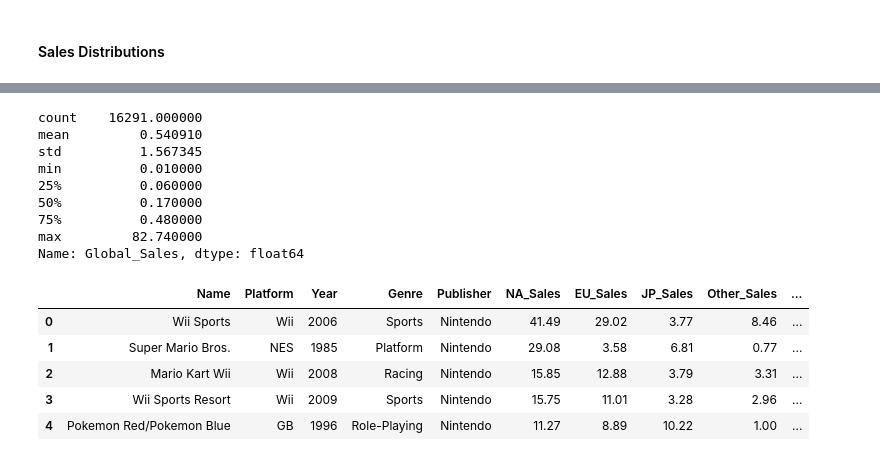
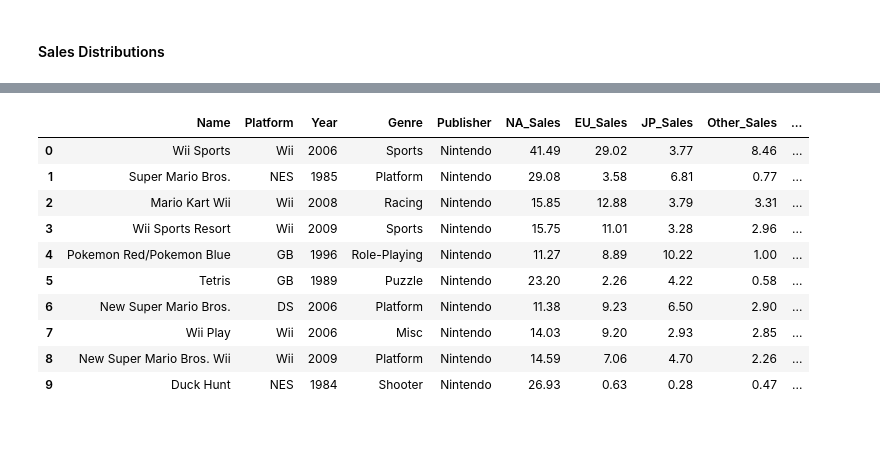
Before and after one commit to cafesmire/notebooks, a Jupyter notebook: video_game_sales/videogame_eda.ipynb, the cells around one changed output, grey strips where cells are left out. Cells and saved outputs as stored; diff of their text form; code cells hidden in the pictures; blank space fills up the shorter version.

```diff
--- a/video_game_sales/videogame_eda.ipynb
+++ b/video_game_sales/videogame_eda.ipynb
@@ -134,25 +125,15 @@ df_copy.head()
-# %%
-df_copy['Global_Sales'].describe()
-# %% [output]
-count    16291.000000
-mean         0.540910
-std          1.567345
-min          0.010000
-25%          0.060000
-50%          0.170000
-75%          0.480000
-max         82.740000
-Name: Global_Sales, dtype: float64
 # %%
-twenty_fifth_quantile = df_copy['Global_Sales'].quantile(.25)
-median = df_copy['Global_Sales'].quantile(.50)
-seventy_fifth_quantile = df_copy['Global_Sales'].quantile(.75)
-df_copy['Sales_Rating']=pd.cut(x=df_copy['Global_Sales'], bins=[0, twenty_fifth_quantile, median, seventy_fifth_quantile, 100], labels = ['Low-Selling', 'Mid-Selling', 'High-Selling', 'Blockbuster'])
-df_copy.head()
+df_copy['Sales_Rating']=pd.cut(x=df_copy['Global_Sales'], bins=[0, 1.25,5 , 15, 30, 100], labels = ['Very Low-Selling','Low-Selling', 'Mid-Selling', 'High-Selling', 'Blockbuster'])
+df_copy.head(10)
 # %% [output]
 |  | Name | Platform | Year | Genre | Publisher | NA_Sales | EU_Sales | JP_Sales | Other_Sales | ... |
 | 0 | Wii Sports | Wii | 2006 | Sports | Nintendo | 41.49 | 29.02 | 3.77 | 8.46 | ... |
 | 1 | Super Mario Bros. | NES | 1985 | Platform | Nintendo | 29.08 | 3.58 | 6.81 | 0.77 | ... |
 | 2 | Mario Kart Wii | Wii | 2008 | Racing | Nintendo | 15.85 | 12.88 | 3.79 | 3.31 | ... |
 | 3 | Wii Sports Resort | Wii | 2009 | Sports | Nintendo | 15.75 | 11.01 | 3.28 | 2.96 | ... |
 | 4 | Pokemon Red/Pokemon Blue | GB | 1996 | Role-Playing | Nintendo | 11.27 | 8.89 | 10.22 | 1.00 | ... |
+| 5 | Tetris | GB | 1989 | Puzzle | Nintendo | 23.20 | 2.26 | 4.22 | 0.58 | ... |
+| 6 | New Super Mario Bros. | DS | 2006 | Platform | Nintendo | 11.38 | 9.23 | 6.50 | 2.90 | ... |
+| 7 | Wii Play | Wii | 2006 | Misc | Nintendo | 14.03 | 9.20 | 2.93 | 2.85 | ... |
+| 8 | New Super Mario Bros. Wii | Wii | 2009 | Platform | Nintendo | 14.59 | 7.06 | 4.70 | 2.26 | ... |
+| 9 | Duck Hunt | NES | 1984 | Shooter | Nintendo | 26.93 | 0.63 | 0.28 | 0.47 | ... |
```
Also changed, not shown: parts of 7 cells of this notebook.
